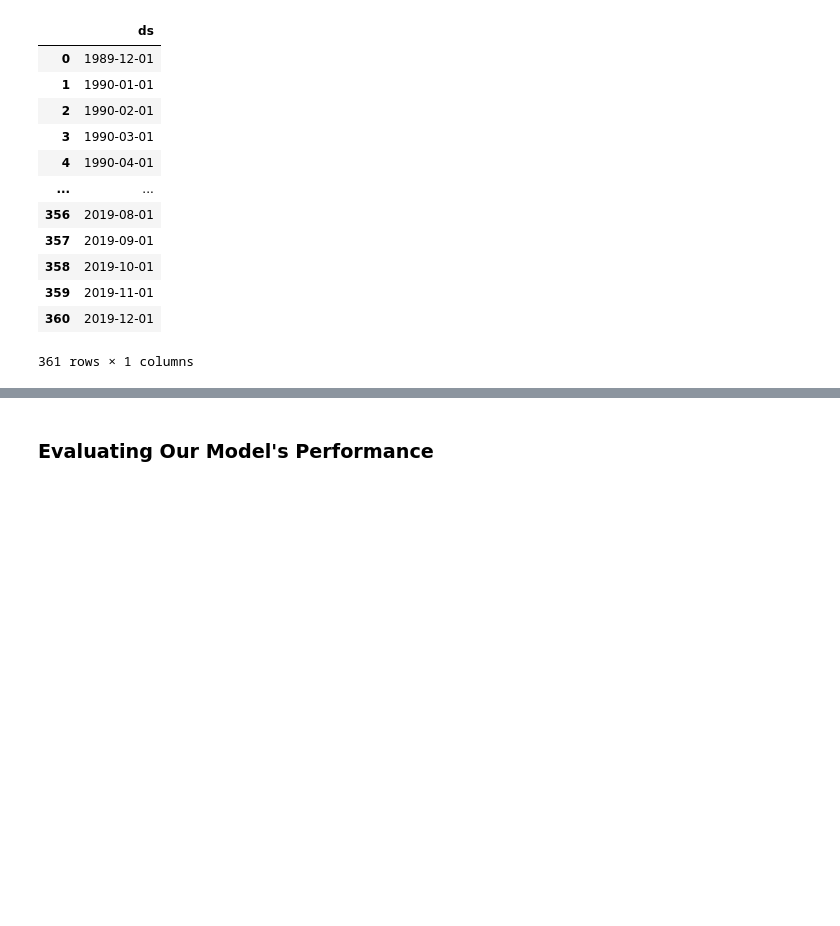
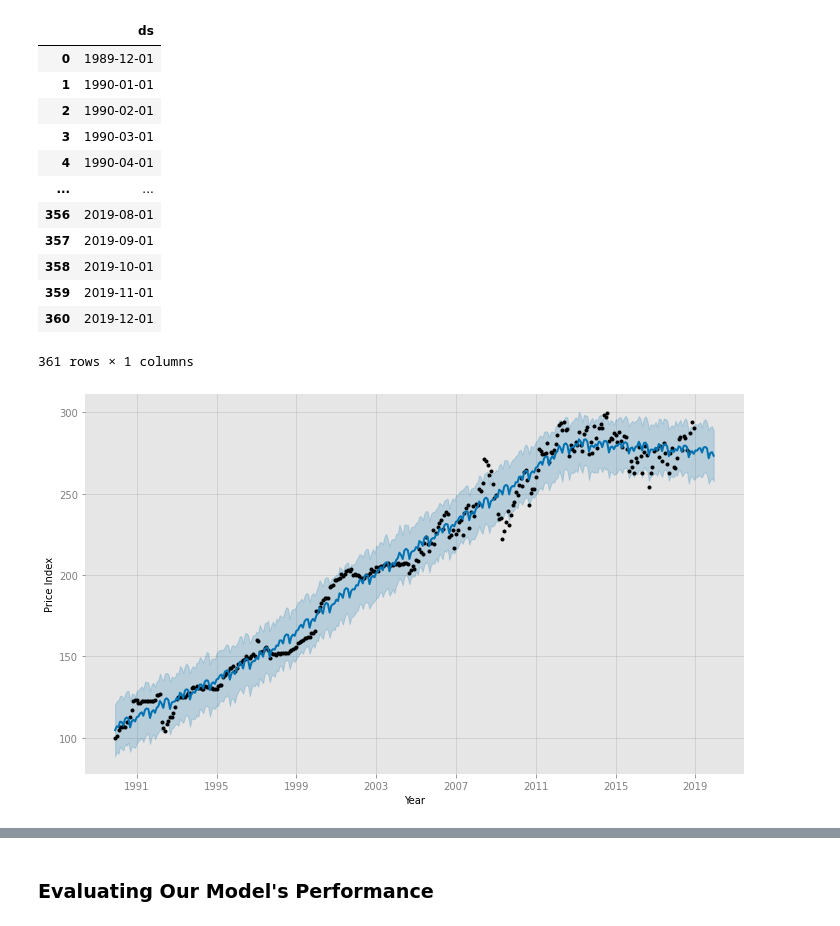
Before and after one commit to Lewis34cs/fb_prophet_blog_notebook, a Jupyter notebook: blog_prophet_notebook.ipynb, the cells around one changed output, grey strips where cells are left out. Saved outputs shown, nothing was run; the diff lists cells and outputs as text; code cells hidden in the pictures; blank space fills up the shorter version.

```diff
--- a/blog_prophet_notebook.ipynb
+++ b/blog_prophet_notebook.ipynb
@@ -125,5 +141,10 @@ future
 # %%
 # creating variable named 'forecast' to combine future dataframe with the predictions
 forecast = prophet.predict(future)
+# %%
+# plotting the forecasted results
+fig1 = prophet.plot(forecast, xlabel='Year', ylabel='Price Index')
+# %% [output]
+[figure, added]
 # %%
 # plotting the forecasted results
```
Also changed, not shown: parts of 11 cells of this notebook.
